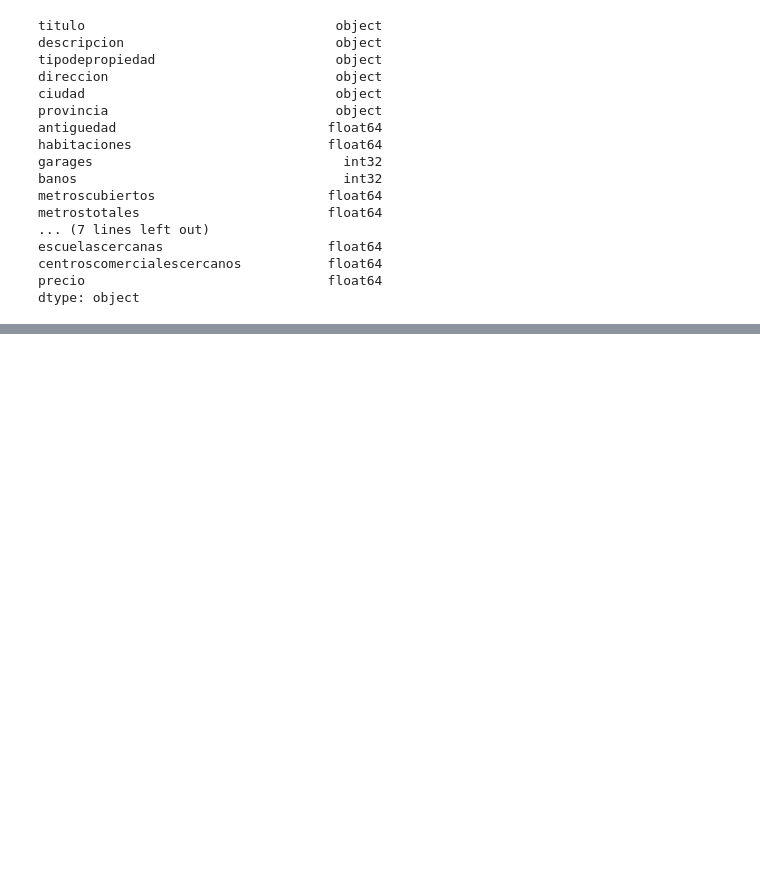
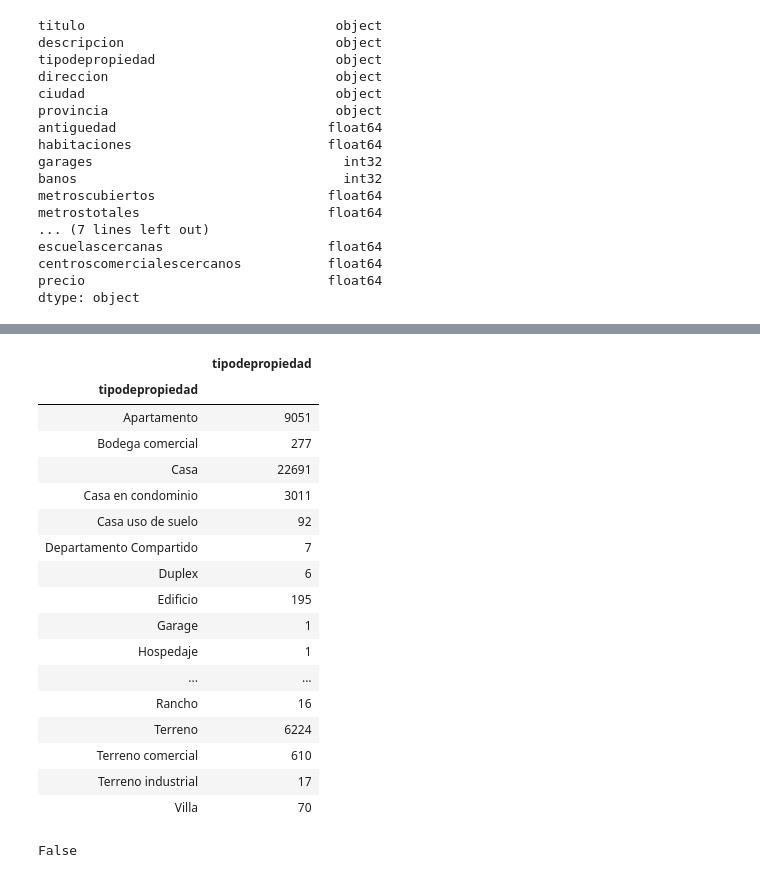
Before and after one commit to camilaserra5/7506-organizacion-de-datos, a Jupyter notebook: Limpiando Valores no númericos.ipynb, the cells around one changed output, grey strips where cells are left out. Cells and saved outputs as stored; diff of their text form; code cells hidden in the pictures; blank space fills up the shorter version.

```diff
--- a/Limpiando Valores no númericos.ipynb
+++ b/Limpiando Valores no númericos.ipynb
@@ -293,0 +298,22 @@ dtype: object
+# %%
+sininfoantiguedad = df[df['antiguedad'].isnull() == True]
+sininfoantiguedad.groupby('tipodepropiedad').agg({'tipodepropiedad':'count'})
+# %% [output]
+|  | tipodepropiedad |
+| tipodepropiedad |  |
+| Apartamento | 9051 |
+| Bodega comercial | 277 |
+| Casa | 22691 |
+| Casa en condominio | 3011 |
+| Casa uso de suelo | 92 |
+| Departamento Compartido | 7 |
+| Duplex | 6 |
+| Edificio | 195 |
+| Garage | 1 |
+| Hospedaje | 1 |
+| ... | ... |
+| Rancho | 16 |
+| Terreno | 6224 |
+| Terreno comercial | 610 |
+| Terreno industrial | 17 |
+| Villa | 70 |
@@ -293,0 +323,4 @@ dtype: object
+# %%
+df['antiguedad'].isnull().any()
+# %% [output]
+False
```
Also changed, not shown: parts of 7 cells of this notebook.
